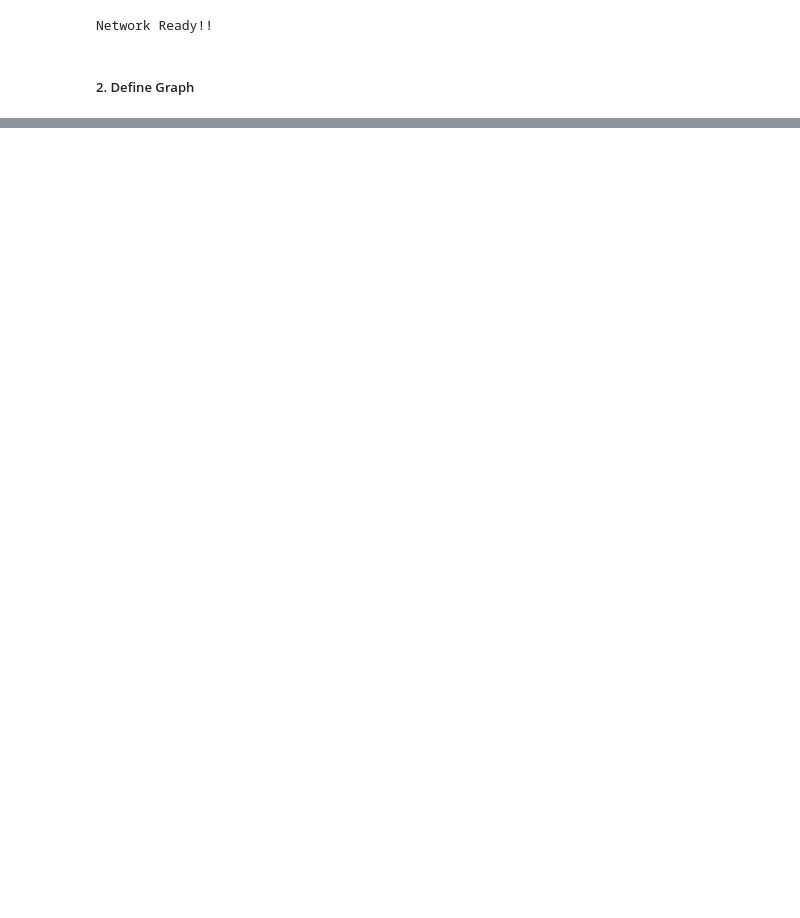
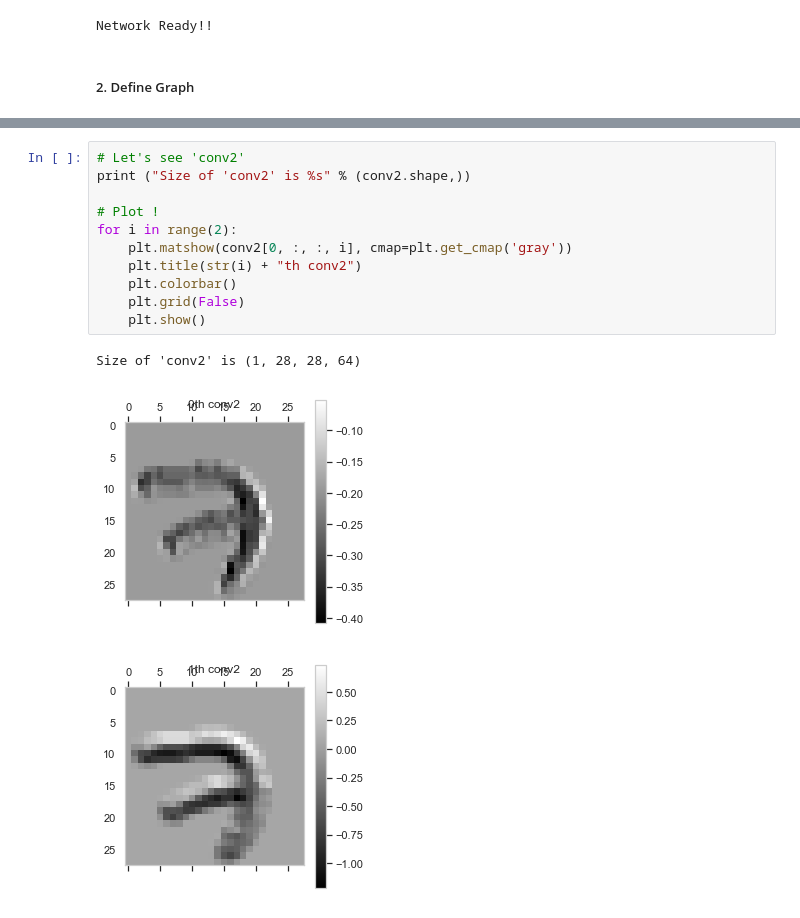
Before and after one commit to Junhojuno/DeepLearning-Beginning, a Jupyter notebook: 7.CNN_NumberClassifier.ipynb, the cells around one changed output, grey strips where cells are left out. Cells and saved outputs as stored; diff of their text form; blank space fills up the shorter version.

```diff
--- a/7.CNN_NumberClassifier.ipynb
+++ b/7.CNN_NumberClassifier.ipynb
@@ -70,0 +229,15 @@ def CNN(_x, _w, _b):
+# %%
+# Let's see 'conv2'
+print ("Size of 'conv2' is %s" % (conv2.shape,))
+
+# Plot !
+for i in range(2):
+    plt.matshow(conv2[0, :, :, i], cmap=plt.get_cmap('gray'))
+    plt.title(str(i) + "th conv2")
+    plt.colorbar()
+    plt.grid(False)
+    plt.show()
+# %% [output]
+Size of 'conv2' is (1, 28, 28, 64)
+[figure, added]
+[figure, added]
```
Also changed, not shown: parts of 25 cells of this notebook.
